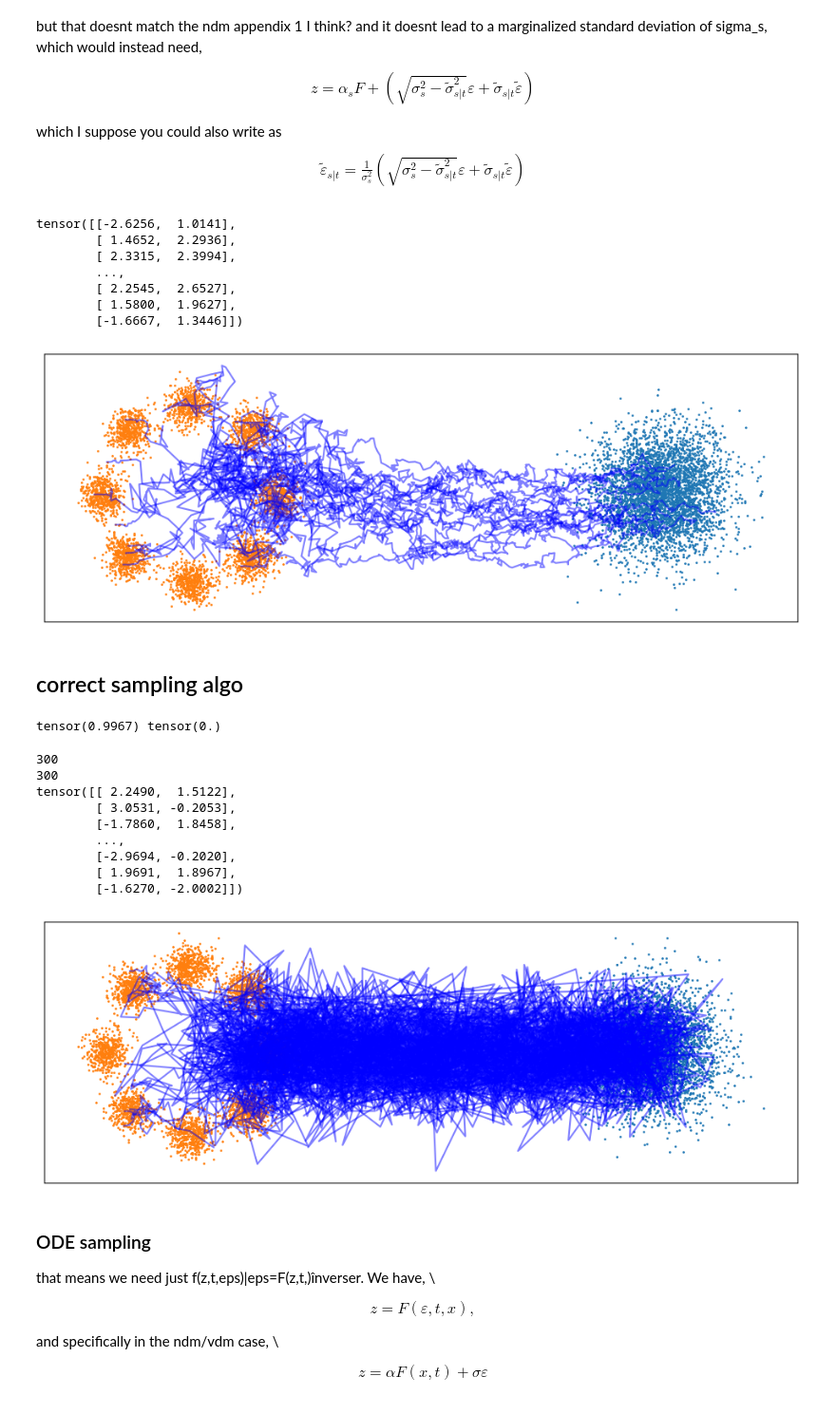
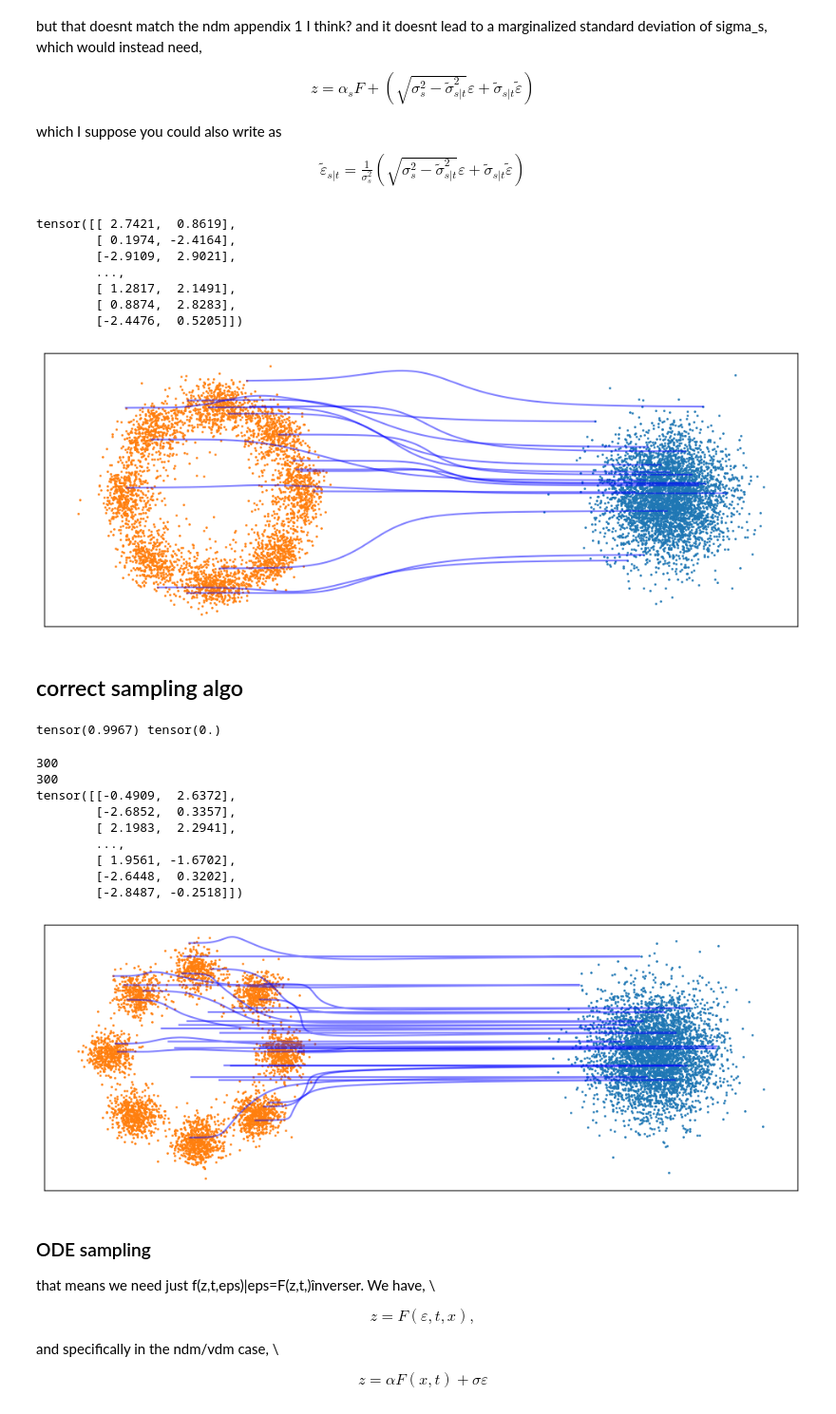
Before and after one commit to Nesta-gitU/discrete_diffusion, a Jupyter notebook: notebooks/try_to_do_marginal_sampling.ipynb, the cells around one changed output. Shown at 95% size. Drawn from its saved outputs; the diff is of its cells as text; code cells hidden in the pictures.

```diff
--- a/notebooks/try_to_do_marginal_sampling.ipynb
+++ b/notebooks/try_to_do_marginal_sampling.ipynb
@@ -1217,10 +1219,11 @@ def get_next_marginal(prev_sample, t, s, denoised_fn):
 
     #sigma2_tilde_s_t = (1 -  (snr_t / snr_s)).float() #instead of casting back to float here we can alos cast back only after computing epsilon tilde st
     sigma2_tilde_s_t = -torch.expm1(gmm_s - gmm) #should be in 0-1
+    #sigma2_tilde_s_t = 1 + torch.expm1(gmm_s - gmm) #should be in 0-1
     #print(sigma2_tilde_s_t, "sigma2_tilde_s_t")
+    sigma2_tilde_s_t = torch.zeros_like(sigma2_tilde_s_t)
 
     #or option 3
-
     epsilon_tilde_s_t = torch.sqrt(1 - sigma2_tilde_s_t) * eps + (sigma2_tilde_s_t.sqrt()) * noise
 
     #print("snr_t", snr_t[0])
@@ -1271,14 +1274,14 @@ _, (t_steps, path) = discrete_sampling(z=z, ts=1, tf=0, n_steps=300)
 print(path[-1])
 viz_2d_path(t_steps, path, n_lines=16, color="blue")
 # %% [output]
-tensor([[-2.6256,  1.0141],
-        [ 1.4652,  2.2936],
-        [ 2.3315,  2.3994],
+tensor([[ 2.7421,  0.8619],
+        [ 0.1974, -2.4164],
+        [-2.9109,  2.9021],
         ...,
-        [ 2.2545,  2.6527],
-        [ 1.5800,  1.9627],
-        [-1.6667,  1.3446]])
+        [ 1.2817,  2.1491],
+        [ 0.8874,  2.8283],
+        [-2.4476,  0.5205]])
-[figure, old version]
+[figure, new version]
 # %% [markdown]
 ## correct sampling algo
 # %%
@@ -1311,7 +1314,7 @@ def get_next_marginal(z_t, E_z_t, t, s, denoised_fn):
 
     #step 3 get epsilon s|t
     noise = torch.randn_like(z_t)
-    gmm_s, _ = gamma(t)
+    gmm_s, _ = gamma(s)
     alpha2_s = gamma.alpha_2(gmm_s)
     sigma2_s =  gamma.sigma_2(gmm_s)
     alpha_s = alpha2_s ** 0.5
@@ -1330,7 +1333,7 @@ def get_next_marginal(z_t, E_z_t, t, s, denoised_fn):
     #sigma2_tilde_s_t = (1 -  (snr_t / snr_s)).float() #instead of casting back to float here we can alos cast back only after computing epsilon tilde st
     sigma2_tilde_s_t = -torch.expm1(gmm_s - gmm) #should be in 0-1
     #print(sigma2_tilde_s_t, "sigma2_tilde_s_t")
-    #sigma2_tilde_s_t = torch.zeros_like(gmm) + 0.95
+    sigma2_tilde_s_t = torch.zeros_like(gmm)
 
     epsilon_tilde_s_t = torch.sqrt(1 - sigma2_tilde_s_t) * eps + (sigma2_tilde_s_t.sqrt()) * noise
     #print(epsilon_tilde_s_t, "epsilon_tilde_s_t")
@@ -1364,43 +1367,43 @@ def discrete_sampling(
     E_z = z
     pbar = tqdm if show_pbar else (lambda a: a)
     for s in pbar(t_steps):
         s = s.expand(bs, 1)
         #s should go from dt to 1
         #print(s+dt, t, "t should larger than dt")
-        if torch.all(s<1000):
+        if True:
             z, E_z = get_next_marginal(z_t=z, E_z_t=E_z, t=s-dt, s=s, denoised_fn=None)
         else:
-            z, E_z = get_next_marginal(z_t=E_z, E_z_t=E_z, t=s, s=s+dt, denoised_fn=None)
+            z, E_z = get_next_marginal(z_t=E_z, E_z_t=E_z, t=s-dt, s=s, denoised_fn=None)
 
         path.append(z)
 
     t_steps = torch.cat([torch.tensor([0]), t_steps], dim=0)
-    return E_z, (t_steps, torch.stack(path))
+    return z, (t_steps, torch.stack(path))
 
 
 bs = 2 ** 12
 
 z = torch.randn(bs, 2)
 
 _, (t_steps, path) = discrete_sampling(z=z, ts=1, tf=0, n_steps=300)
 
 print(len(t_steps))
 print(len(path))
 
 print(path[-1])
 viz_2d_path(t_steps, path, n_lines=16, color="blue")
 # %% [output]
 tensor(0.9967) tensor(0.)
 300
 300
-tensor([[ 2.2490,  1.5122],
-        [ 3.0531, -0.2053],
-        [-1.7860,  1.8458],
+tensor([[-0.4909,  2.6372],
+        [-2.6852,  0.3357],
+        [ 2.1983,  2.2941],
         ...,
-        [-2.9694, -0.2020],
-        [ 1.9691,  1.8967],
-        [-1.6270, -2.0002]])
+        [ 1.9561, -1.6702],
+        [-2.6448,  0.3202],
+        [-2.8487, -0.2518]])
-[figure, old version]
+[figure, new version]
 # %% [markdown]
 ### ODE sampling
 
```
Also changed, not shown: parts of 7 cells of this notebook, 4 other files.
